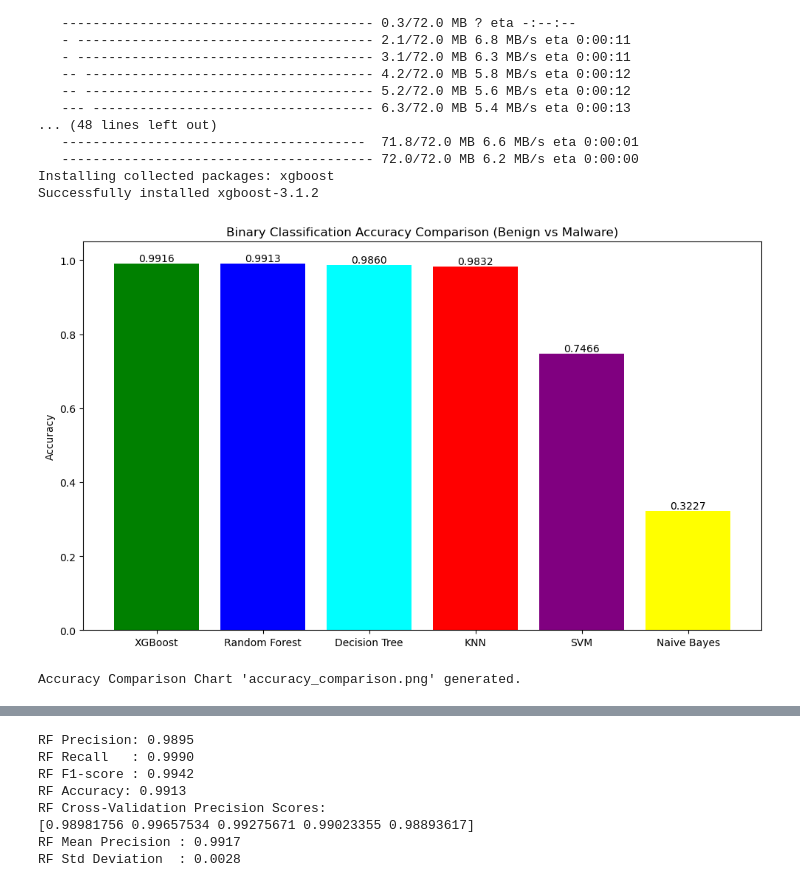
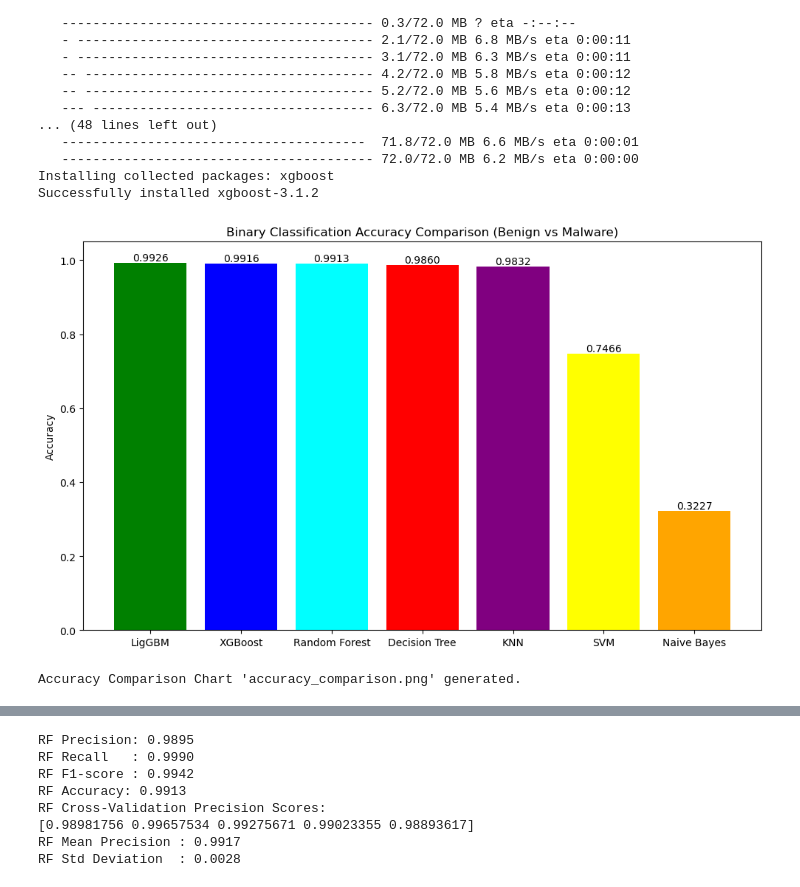
Before and after one commit to SajeevanKB/VS_DS_Training, a Jupyter notebook: VS_DS_TRAINING.ipynb, the cells around one changed output, grey strips where cells are left out. Cells and saved outputs as stored; diff of their text form; code cells hidden in the pictures.

```diff
--- a/VS_DS_TRAINING.ipynb
+++ b/VS_DS_TRAINING.ipynb
@@ -203,6 +218,17 @@ acc_nb = train_and_evaluate(nb, "Naive_Bayes")
 
 rf = RandomForestClassifier(n_estimators=100, random_state=42)
 acc_rf = train_and_evaluate(rf, "Random_Forest")
+
+lgb = LGBMClassifier(
+    n_estimators=200,
+    learning_rate=0.05,
+    max_depth=-1,
+    num_leaves=31,
+    subsample=0.8,
+    colsample_bytree=0.8,
+    random_state=42
+)
+acc_lgb = train_and_evaluate(lgb,"LightGBM")
 # %% [output]
 --- Training and Evaluating Decision Tree ---
 Accuracy: 0.9860
@@ -272,6 +319,6 @@ weighted avg       0.99      0.99      0.99      3923
 # %%
-models = ['Decision Tree', 'SVM', 'KNN', 'Random Forest', 'Naive Bayes']
-accuracies = [acc_dt, acc_svm, acc_knn, acc_rf, acc_nb]
+models = ['Decision Tree', 'SVM', 'KNN', 'Random Forest', 'Naive Bayes','Light GBM']
+accuracies = [acc_dt, acc_svm, acc_knn, acc_rf, acc_nb, acc_lgb]
 
 
 sorted_models, sorted_accuracies = zip(*sorted(zip(models, accuracies), key=lambda x: x[1], reverse=True))
@@ -420,31 +481,31 @@ Downloading xgboost-3.1.2-py3-none-win_amd64.whl (72.0 MB)
 Installing collected packages: xgboost
 Successfully installed xgboost-3.1.2
 # %%
-models = ['Decision Tree', 'SVM', 'KNN', 'Random Forest', 'Naive Bayes', 'XGBoost']
-accuracies = [acc_dt, acc_svm, acc_knn, acc_rf, acc_nb, acc_xgb]
+models = ['Decision Tree', 'SVM', 'KNN', 'Random Forest', 'Naive Bayes', 'XGBoost',"LigGBM"]
+accuracies = [acc_dt, acc_svm, acc_knn, acc_rf, acc_nb, acc_xgb, acc_lgb]
 
 
 sorted_models, sorted_accuracies = zip(*sorted(zip(models, accuracies), key=lambda x: x[1], reverse=True))
 
 plt.figure(figsize=(10, 6))
-bars = plt.bar(sorted_models, sorted_accuracies, color=['green', 'blue', 'cyan', 'red', 'purple', 'yellow'])
+bars = plt.bar(sorted_models, sorted_accuracies, color=['green', 'blue', 'cyan', 'red', 'purple', 'yellow','orange'])
 plt.ylabel('Accuracy')
 plt.title('Binary Classification Accuracy Comparison (Benign vs Malware)') # Title of the plot
 plt.ylim(0, 1.05)
 
 
 for bar in bars:
     yval = bar.get_height()
     plt.text(bar.get_x() + bar.get_width()/2.0, yval, f'{yval:.4f}', ha='center', va='bottom')
 
 plt.tight_layout()
 plt.savefig('accuracy_comparison.png')
 plt.show()
 plt.close()
 
 print("\nAccuracy Comparison Chart 'accuracy_comparison.png' generated.")
 # %% [output]
-[figure, old version]
+[figure, new version]
 Accuracy Comparison Chart 'accuracy_comparison.png' generated.
 # %%
 plt.figure(figsize=(8, 6))
```
Also changed, not shown: parts of 30 cells of this notebook.
